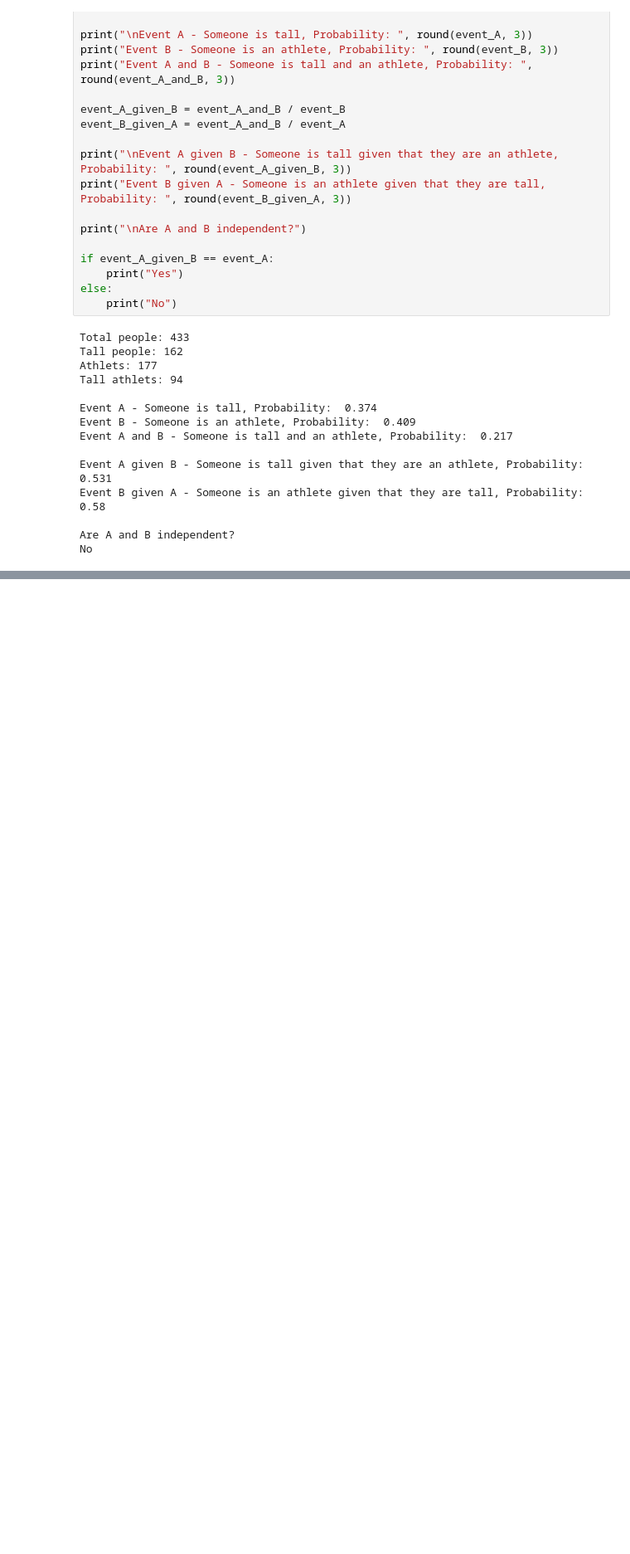
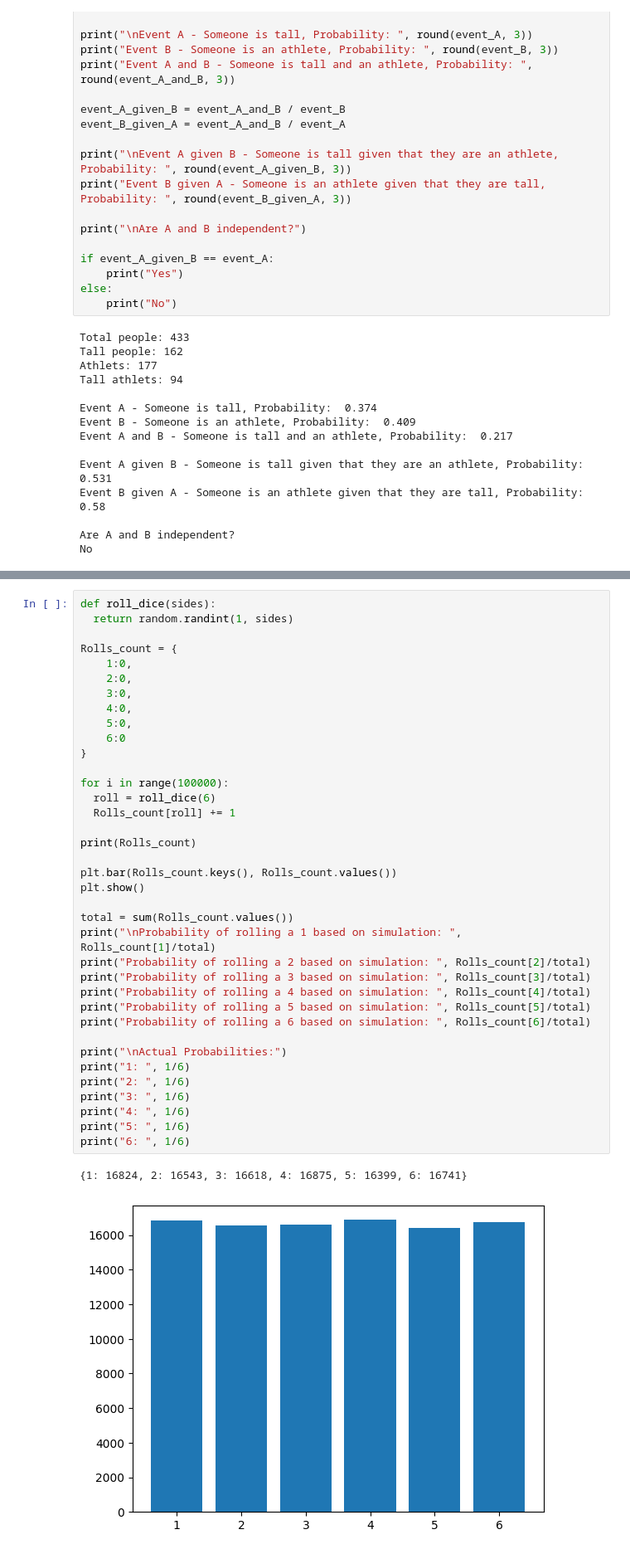
Before and after one commit to Ang-Li-code/MAT422, a Jupyter notebook: HW_2_2.ipynb, the cells around one changed output, grey strips where cells are left out. Shown: that part at 83% size. Cells and saved outputs as stored; diff of their text form; blank space fills up the shorter version.

```diff
--- a/HW_2_2.ipynb
+++ b/HW_2_2.ipynb
@@ -102,0 +105,40 @@ The following code will once again utilize the simulation of a fair die to showc
+# %%
+def roll_dice(sides):
+  return random.randint(1, sides)
+
+Rolls_count = {
+    1:0,
+    2:0,
+    3:0,
+    4:0,
+    5:0,
+    6:0
+}
+
+for i in range(100000):
+  roll = roll_dice(6)
+  Rolls_count[roll] += 1
+
+print(Rolls_count)
+
+plt.bar(Rolls_count.keys(), Rolls_count.values())
+plt.show()
+
+total = sum(Rolls_count.values())
+print("\nProbability of rolling a 1 based on simulation: ", Rolls_count[1]/total)
+print("Probability of rolling a 2 based on simulation: ", Rolls_count[2]/total)
+print("Probability of rolling a 3 based on simulation: ", Rolls_count[3]/total)
+print("Probability of rolling a 4 based on simulation: ", Rolls_count[4]/total)
+print("Probability of rolling a 5 based on simulation: ", Rolls_count[5]/total)
+print("Probability of rolling a 6 based on simulation: ", Rolls_count[6]/total)
+
+print("\nActual Probabilities:")
+print("1: ", 1/6)
+print("2: ", 1/6)
+print("3: ", 1/6)
+print("4: ", 1/6)
+print("5: ", 1/6)
+print("6: ", 1/6)
+# %% [output]
+{1: 16824, 2: 16543, 3: 16618, 4: 16875, 5: 16399, 6: 16741}
+[figure, added]
```
Also changed, not shown: parts of 7 cells of this notebook.
